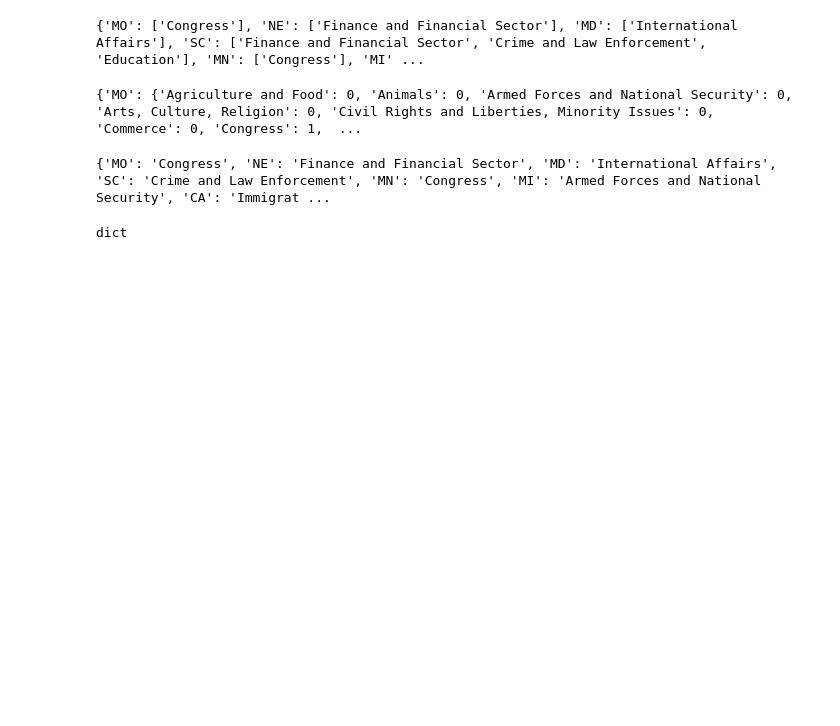
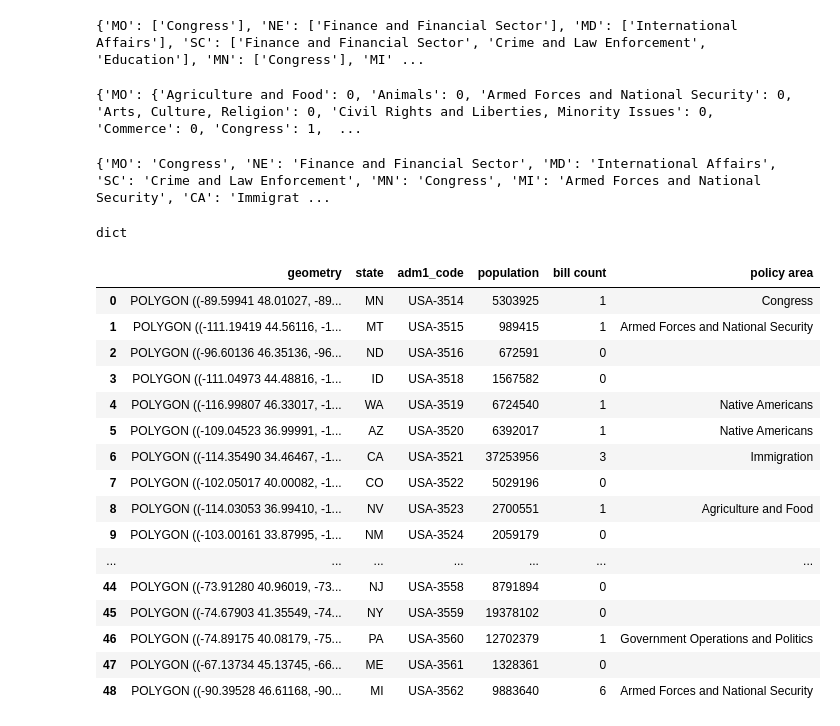
Before and after one commit to mbelanger0/law-subjects, a Jupyter notebook: Graphs.ipynb, the cells around one changed output. Cells and saved outputs as stored; diff of their text form; code cells hidden in the pictures; blank space fills up the shorter version.

```diff
--- a/Graphs.ipynb
+++ b/Graphs.ipynb
@@ -66,6 +66,26 @@ dict
 # %%
 from maps import get_map_data
 from maps import add_map_data
 map_data_dict = get_map_data()
 new_map_data_dict = add_map_data(map_data_dict,bills_per_state_dict,most_common_policy_area)
+new_map_data_geoframe = gpd.GeoDataFrame.from_features(new_map_data_dict["features"])
+new_map_data_geoframe.set_geometry("geometry")
+# %% [output]
+|  | geometry | state | adm1_code | population | bill count | policy area |
+| 0 | POLYGON ((-89.59941 48.01027, -89... | MN | USA-3514 | 5303925 | 1 | Congress |
+| 1 | POLYGON ((-111.19419 44.56116, -1... | MT | USA-3515 | 989415 | 1 | Armed Forces and National Security |
+| 2 | POLYGON ((-96.60136 46.35136, -96... | ND | USA-3516 | 672591 | 0 |  |
+| 3 | POLYGON ((-111.04973 44.48816, -1... | ID | USA-3518 | 1567582 | 0 |  |
+| 4 | POLYGON ((-116.99807 46.33017, -1... | WA | USA-3519 | 6724540 | 1 | Native Americans |
+| 5 | POLYGON ((-109.04523 36.99991, -1... | AZ | USA-3520 | 6392017 | 1 | Native Americans |
+| 6 | POLYGON ((-114.35490 34.46467, -1... | CA | USA-3521 | 37253956 | 3 | Immigration |
+| 7 | POLYGON ((-102.05017 40.00082, -1... | CO | USA-3522 | 5029196 | 0 |  |
+| 8 | POLYGON ((-114.03053 36.99410, -1... | NV | USA-3523 | 2700551 | 1 | Agriculture and Food |
+| 9 | POLYGON ((-103.00161 33.87995, -1... | NM | USA-3524 | 2059179 | 0 |  |
+| ... | ... | ... | ... | ... | ... | ... |
+| 44 | POLYGON ((-73.91280 40.96019, -73... | NJ | USA-3558 | 8791894 | 0 |  |
+| 45 | POLYGON ((-74.67903 41.35549, -74... | NY | USA-3559 | 19378102 | 0 |  |
+| 46 | POLYGON ((-74.89175 40.08179, -75... | PA | USA-3560 | 12702379 | 1 | Government Operations and Politics |
+| 47 | POLYGON ((-67.13734 45.13745, -66... | ME | USA-3561 | 1328361 | 0 |  |
+| 48 | POLYGON ((-90.39528 46.61168, -90... | MI | USA-3562 | 9883640 | 6 | Armed Forces and National Security |
 # %%
```
Also changed, not shown: parts of 1 cell of this notebook, 1 other file.
